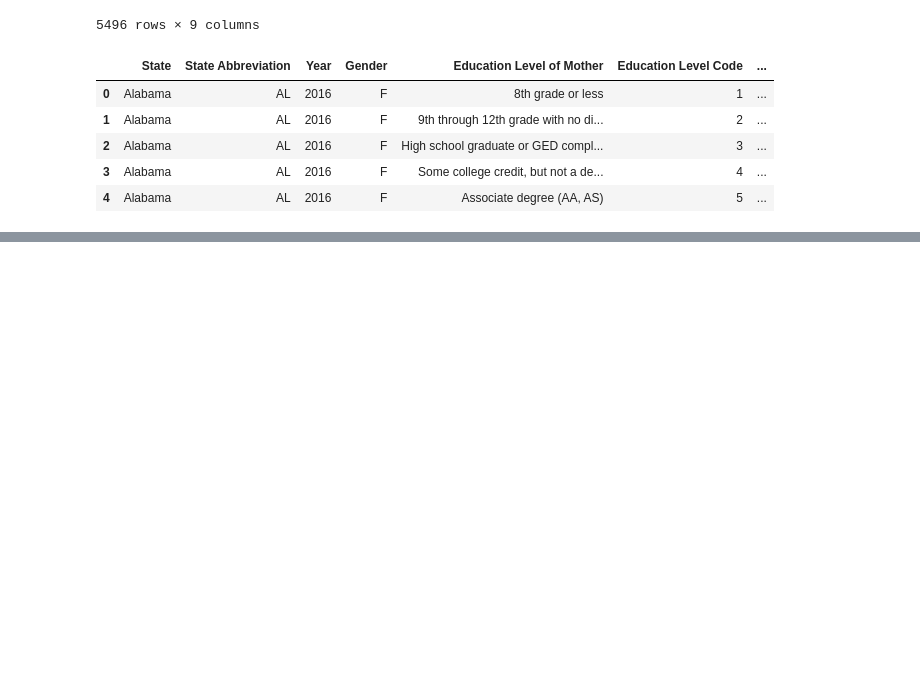
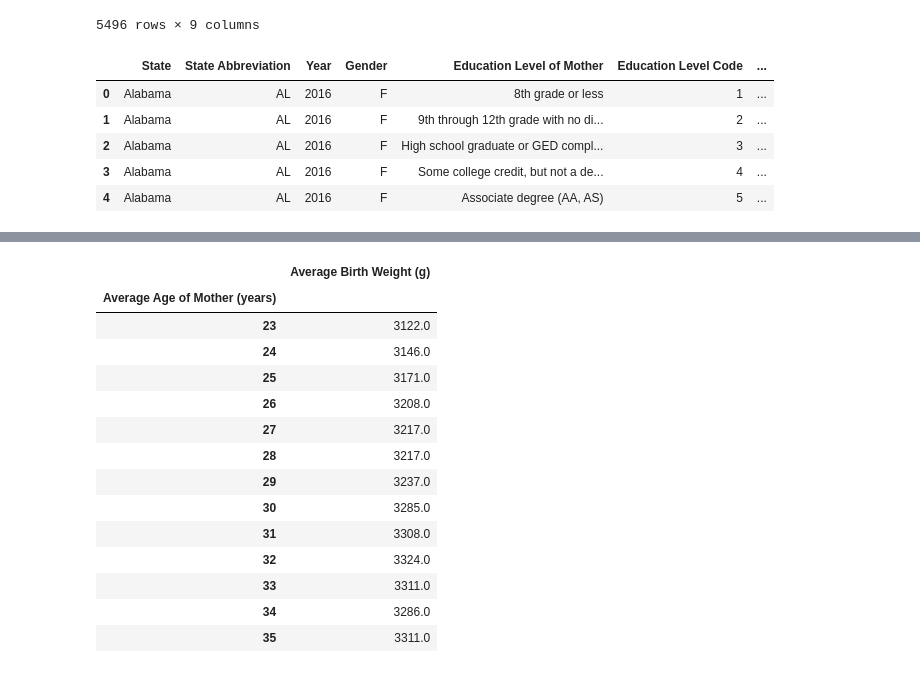
Before and after one commit to EthanM84/project-1, a Jupyter notebook: Main.ipynb, the cells around one changed output, grey strips where cells are left out. Drawn from its saved outputs; the diff is of its cells as text; code cells hidden in the pictures; blank space fills up the shorter version.

```diff
--- a/Main.ipynb
+++ b/Main.ipynb
@@ -36,4 +54,21 @@ data_file_df.head()
 # %%
-# Average birth weight per state per year (is there a trend? Need regression line)
-avg_weight_df = data_file_df
+#group columns of interest
+mothers_age = us_births_df.groupby("Average Age of Mother (years)").agg({'Average Birth Weight (g)':"mean"}).sort_values(by='Average Age of Mother (years)').round()
+mothers_age
+# %% [output]
+|  | Average Birth Weight (g) |
+| Average Age of Mother (years) |  |
+| 23 | 3122.0 |
+| 24 | 3146.0 |
+| 25 | 3171.0 |
+| 26 | 3208.0 |
+| 27 | 3217.0 |
+| 28 | 3217.0 |
+| 29 | 3237.0 |
+| 30 | 3285.0 |
+| 31 | 3308.0 |
+| 32 | 3324.0 |
+| 33 | 3311.0 |
+| 34 | 3286.0 |
+| 35 | 3311.0 |
 # %%
```
Also changed, not shown: parts of 5 cells of this notebook.
